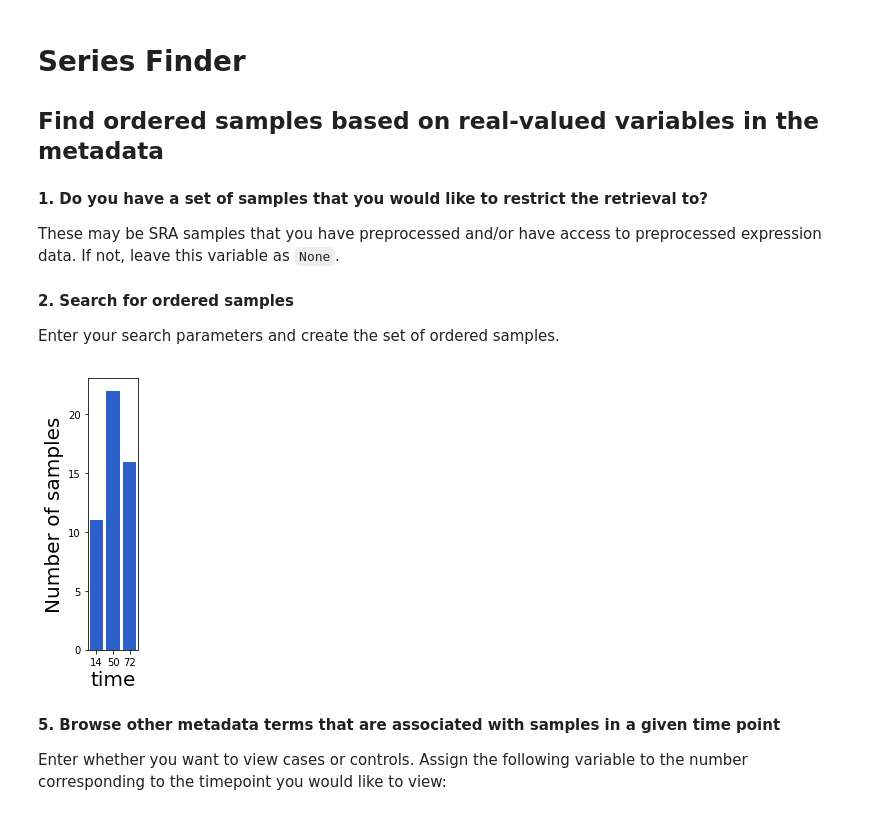
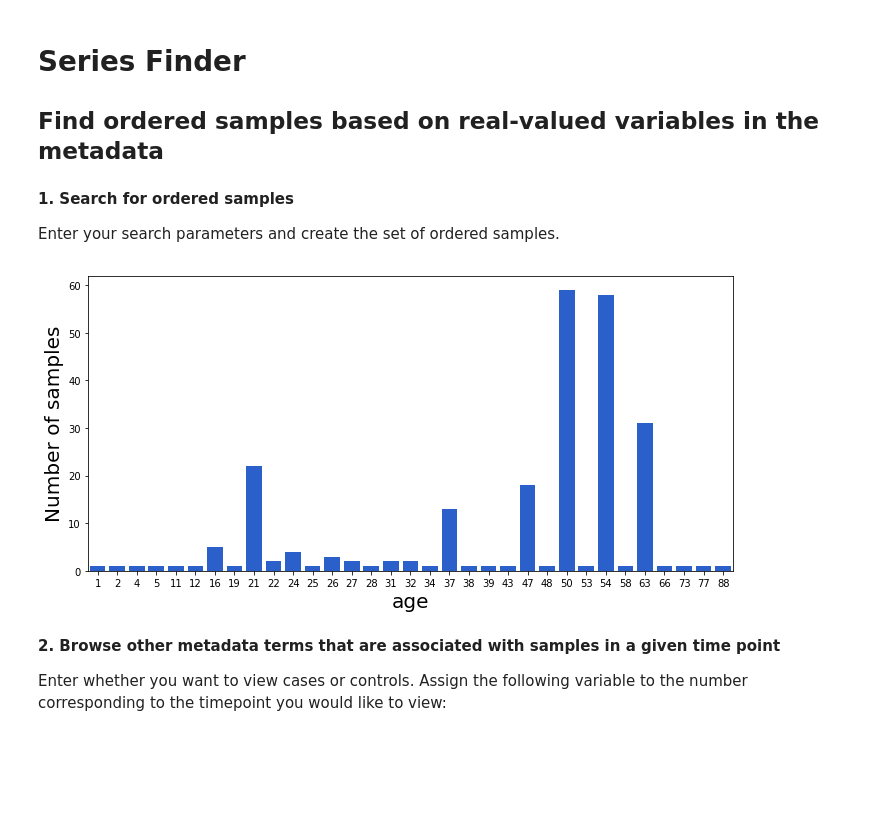
Before and after one commit to mbernste/hypothesis-driven-SRA-queries, a Jupyter notebook: series_finder.ipynb, the cells around one changed output. Saved outputs shown, nothing was run; the diff lists cells and outputs as text; code cells hidden in the pictures; blank space fills up the shorter version.

```diff
--- a/series_finder.ipynb
+++ b/series_finder.ipynb
@@ -2,7 +2,3 @@
 # Series Finder
 
 ## Find ordered samples based on real-valued variables in the metadata
-# %% [markdown]
-__1. Do you have a set of samples that you would like to restrict the retrieval to?__
-
-These may be SRA samples that you have preprocessed and/or have access to preprocessed expression data.  If not, leave this variable as ``None``.
@@ -27,17 +5,17 @@ sample_to_real_val = r[7]
 # %% [markdown]
-__2. Search for ordered samples__
+__1. Search for ordered samples__
 
 Enter your search parameters and create the set of ordered samples.
 # %%
 # Please enter a target term in place of 'brain'.
 
-TARGET_TERM = 'neuron'                  ## <-- INPUT HERE
+TARGET_TERM = 'brain'                  ## <-- INPUT HERE
 
 
 # Please enter your target property  in place of 'age'. Other
 # example properties include 'passage number' and 'time',
 
-TARGET_PROPERTY = 'time'                         ## <-- INPUT HERE
+TARGET_PROPERTY = 'age'                         ## <-- INPUT HERE
 
 
 # Please enter your target unit in place of None. (Note: most
@@ -48,7 +26,7 @@ TARGET_PROPERTY = 'time'                         ## <-- INPUT HERE
 # see the Units Ontology, which can be queries via the Ontology
 # Lookup Service: https://www.ebi.ac.uk/ols/index.
 
-TARGET_UNIT = 'day'                            ## <-- INPUT HERE
+TARGET_UNIT = 'year'                            ## <-- INPUT HERE
 
 
 # If True, remove diseased samples from the results.
@@ -64,7 +42,7 @@ FILTER_CELL_LINE = False                        ## <-- INPUT HERE
 # If True, remove samples that have been differentiated in vitro
 # from the results.
 
-FILTER_IN_VITRO_DIFFERENTIATED_CELLS = False     ## <-- INPUT HERE
+FILTER_IN_VITRO_DIFFERENTIATED_CELLS = True     ## <-- INPUT HERE
 
 
 # If your longitudinal query is a temporal property targeting
@@ -88,38 +66,50 @@ SAVE_FIGURE = 'brain_series.png'                ## <-- INPUT HERE
 
 
 
 #################### Create series and plot figures ################
+import json
+import pandas as pd
+from utils import *
+r = load_metadata(None)
+sample_to_all_terms = r[0]
+sample_to_ms_terms = r[1]
+term_name_to_id = r[2]
+term_id_to_name = r[3]
+sample_to_type = r[4]
+sample_to_study = r[5]
+sample_to_runs = r[6]
+sample_to_real_val = r[7]
 
 val_to_samples, primary_df = series(
     TARGET_TERM,
     TARGET_PROPERTY,
     sample_to_real_val,
-    sample_to_all_terms,
+    sample_to_ms_terms,
     sample_to_type,
     sample_to_study,
     term_name_to_id,
     term_id_to_name,
     filter_disease=FILTER_DISEASE,
-    filter_poor=False,
+    filter_poor=True,
     filter_cell_line=FILTER_CELL_LINE,
     filter_differentiated=FILTER_IN_VITRO_DIFFERENTIATED_CELLS,
     value_limit=100,
     target_unit=TARGET_UNIT
 )
 if len(val_to_samples) > 0:
     create_series_plots(val_to_samples, TARGET_PROPERTY)
     if SAVE_FIGURE is not None:
         plt.savefig(SAVE_FIGURE, format='png', dpi=150)
     plt.show()
 
     # Write output
     primary_df.to_csv(SAVE_FILE, sep='\t')
 else:
     print('\x1b[31mNo samples were returned by this query. Please refine your query and try again.\x1b[31m')
 # %% [output]
-[figure, old version]
+[figure, new version]
 # %% [markdown]
-__5. Browse other metadata terms that are associated with samples in a given time point__
+__2. Browse other metadata terms that are associated with samples in a given time point__
 
 Enter whether you want to view cases or controls. Assign the following variable to the number corresponding to the timepoint you would like to view:
 # %%
```
Also changed, not shown: parts of 2 cells of this notebook.
